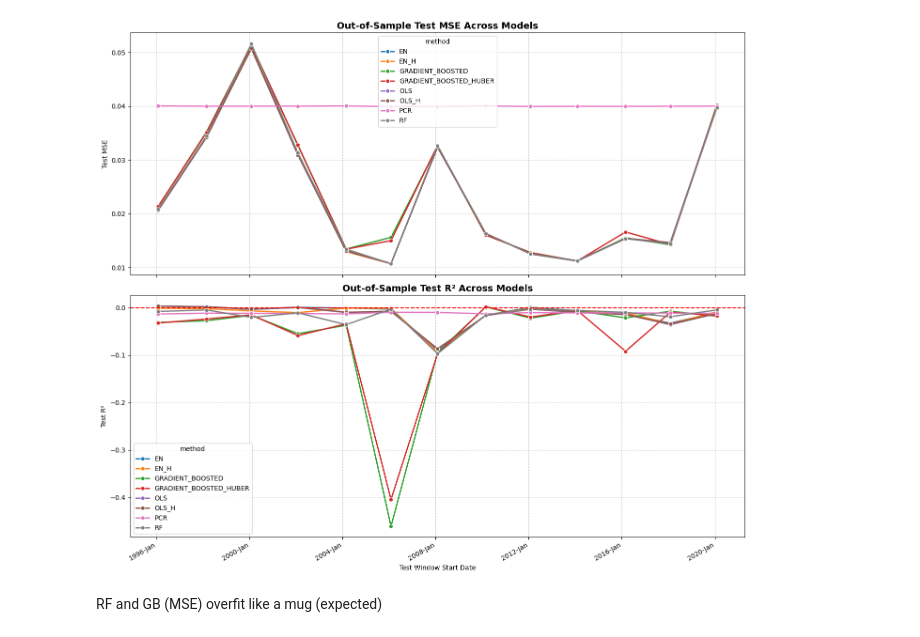
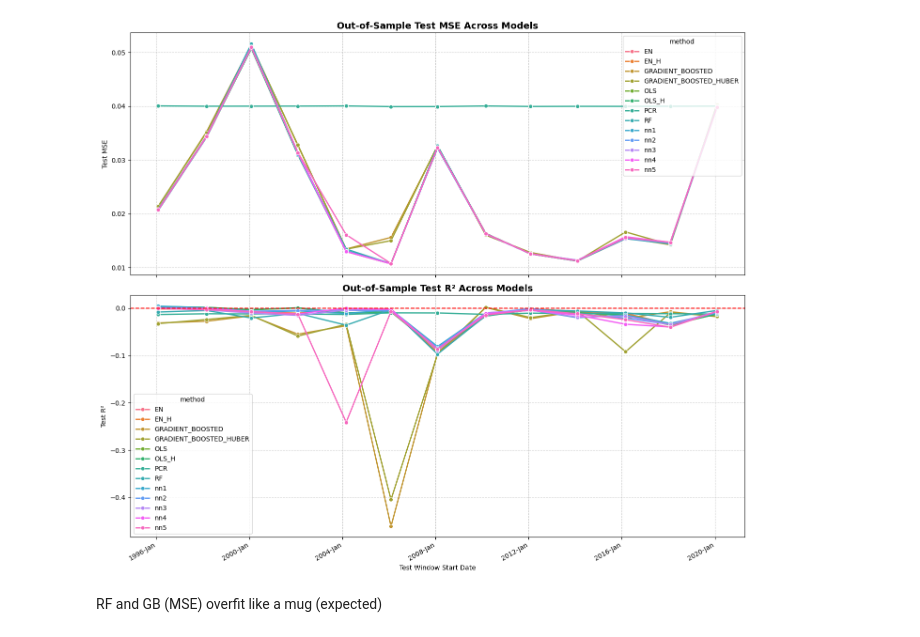
Before and after one commit to lawho13/ML_Pricing, a Jupyter notebook: notebooks/plot_model.ipynb, the cells around one changed output. Drawn from its saved outputs; the diff is of its cells as text; code cells hidden in the pictures.

Commit message:
annual performance tracked, doublecheck results

```diff
--- a/notebooks/plot_model.ipynb
+++ b/notebooks/plot_model.ipynb
@@ -4,9 +4,28 @@ import matplotlib.pyplot as plt
 import matplotlib.dates as mdates
 import seaborn as sns
 # %%
+# Annual prediction model performance
 linear = pd.read_csv("/common/home/lh811/Documents/ML_Pricing/data/linear_models.csv")
 tree = pd.read_csv("/common/home/lh811/Documents/ML_Pricing/data/tree_models.csv")
+nn = pd.read_csv("/common/home/lh811/Documents/ML_Pricing/data/nn_models.csv")
+# %%
+nn = nn.rename(columns={'test_mse':'mse_test',
+                'test_r2':'r2_test',
+                'architecture':'method'})
 # %%
+# -----------------------------
+# NN
+# -----------------------------
+nn_plot = nn[
+    nn['mse_test'].notna()][
+        [
+            'test_start',
+            'mse_test',
+            'r2_test',
+            'method'
+        ]
+    ].copy()
+
 # -----------------------------
 # Regular tree models
 # -----------------------------
@@ -59,7 +78,8 @@ all_models = pd.concat(
     [
         linear_models,
         tree_regular,
-        tree_huber
+        tree_huber,
+        nn_plot
     ],
     ignore_index=True
 )
@@ -137,33 +157,33 @@ axes[1].set_xlabel('Test Window Start Date')
 
 axes[1].set_ylabel('Test R²')
 
 axes[1].grid(
     True,
     linestyle='--',
     alpha=0.6
 )
 
 axes[1].axhline(
     y=0,
     color='red',
     linestyle='--',
     linewidth=1.5
 )
 
 # ---------------------------------------------------
 # FORMAT DATES
 # ---------------------------------------------------
 
 axes[1].xaxis.set_major_formatter(
     mdates.DateFormatter('%Y-%b')
 )
 
 fig.autofmt_xdate()
 
 plt.tight_layout()
 
 plt.show()
 # %% [output]
-[figure, old version]
+[figure, new version]
 # %% [markdown]
 RF and GB (MSE) overfit like a mug (expected)
```
Also changed, not shown: 8 other files.
